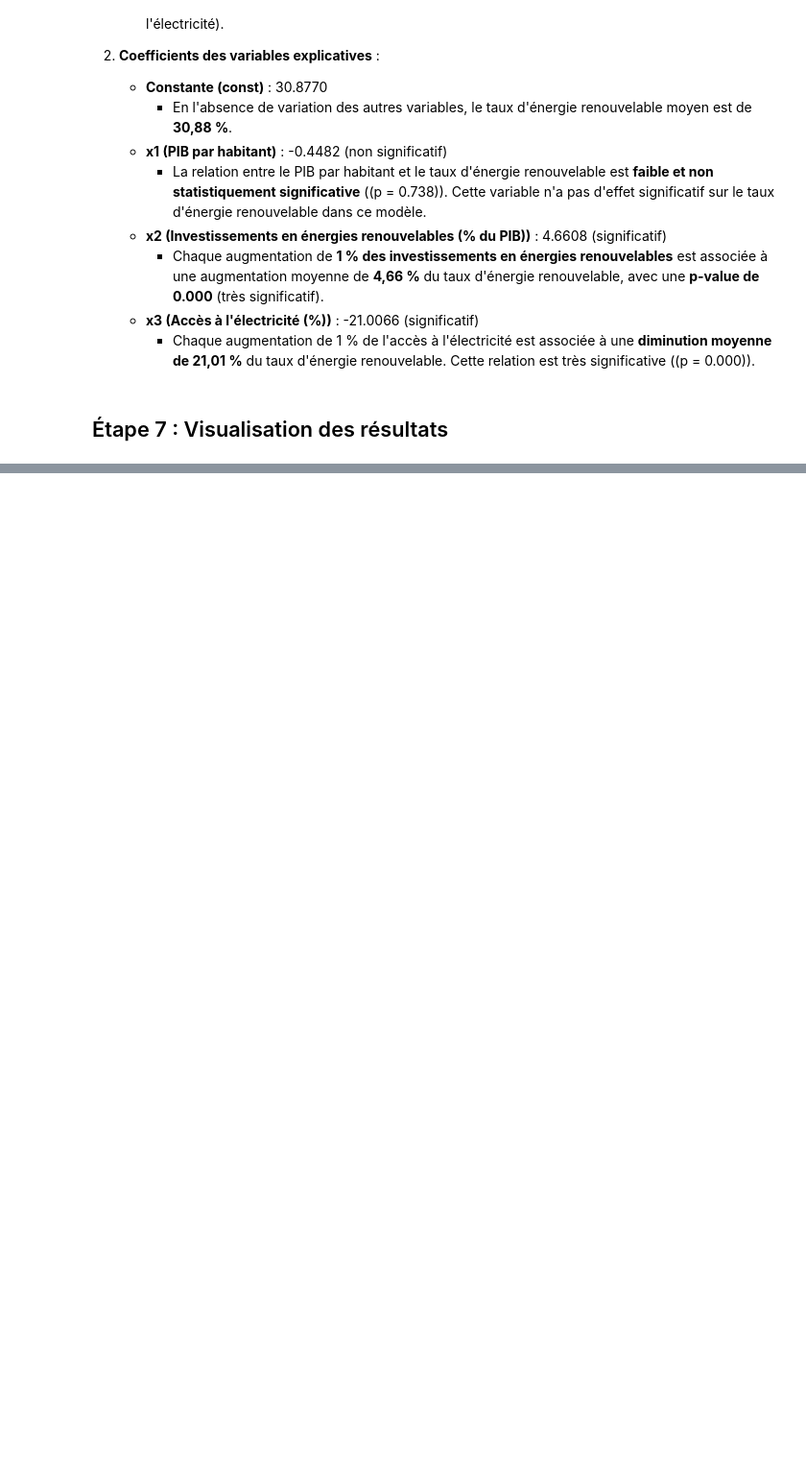
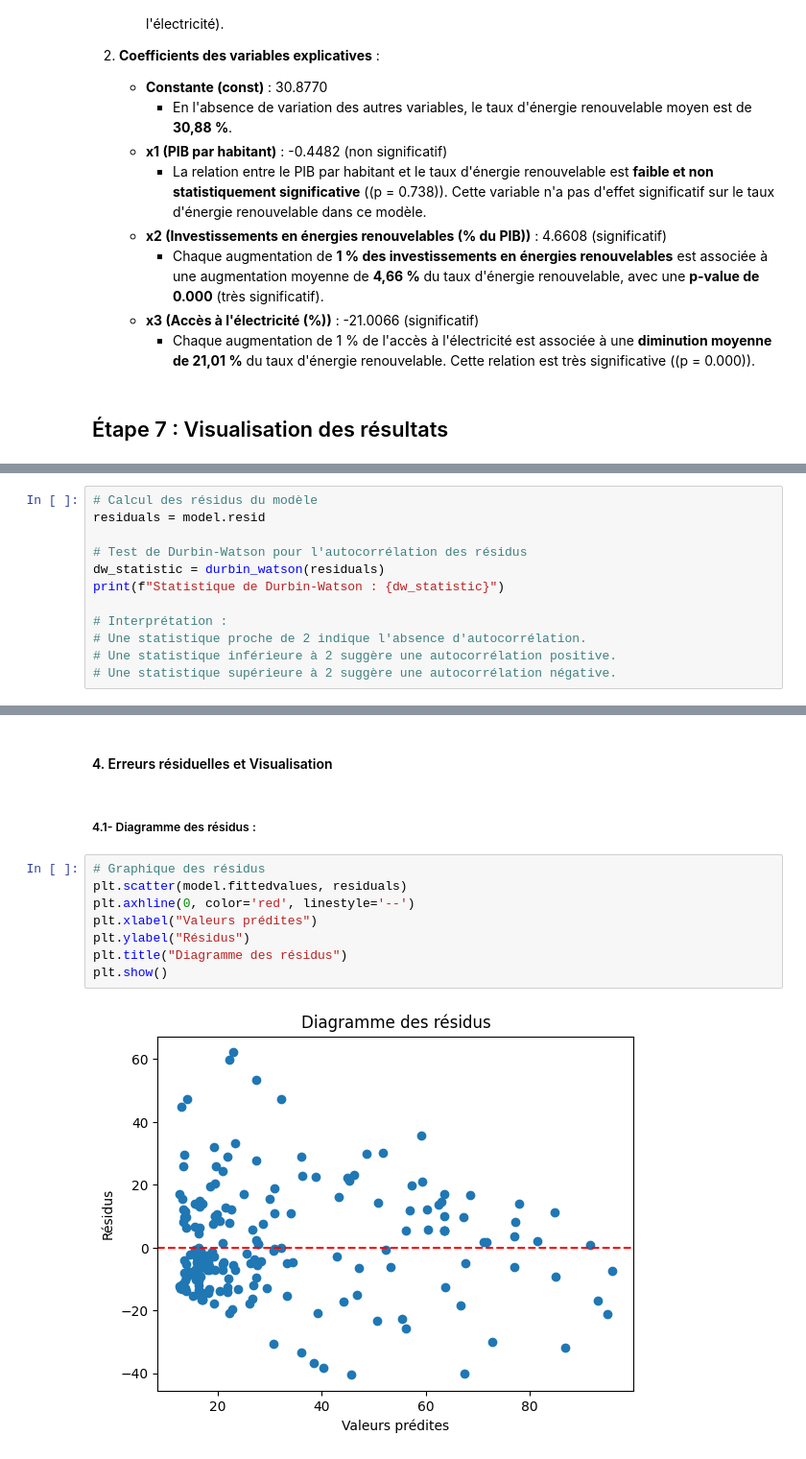
Before and after one commit to Zeina707/DataAnalysis, a Jupyter notebook: Regression_Lineaire.ipynb, the cells around one changed output, grey strips where cells are left out. Shown at 96% size. Cells and saved outputs as stored; diff of their text form; blank space fills up the shorter version.

```diff
--- a/Regression_Lineaire.ipynb
+++ b/Regression_Lineaire.ipynb
@@ -320,0 +388,12 @@ Notes:
+# %%
+# Calcul des résidus du modèle
+residuals = model.resid
+
+# Test de Durbin-Watson pour l'autocorrélation des résidus
+dw_statistic = durbin_watson(residuals)
+print(f"Statistique de Durbin-Watson : {dw_statistic}")
+
+# Interprétation :
+# Une statistique proche de 2 indique l'absence d'autocorrélation.
+# Une statistique inférieure à 2 suggère une autocorrélation positive.
+# Une statistique supérieure à 2 suggère une autocorrélation négative.
@@ -320,0 +513,14 @@ Notes:
+# %% [markdown]
+#### 4. Erreurs résiduelles et Visualisation
+# %% [markdown]
+##### 4.1- Diagramme des résidus :
+# %%
+# Graphique des résidus
+plt.scatter(model.fittedvalues, residuals)
+plt.axhline(0, color='red', linestyle='--')
+plt.xlabel("Valeurs prédites")
+plt.ylabel("Résidus")
+plt.title("Diagramme des résidus")
+plt.show()
+# %% [output]
+[figure, added]
```
Also changed, not shown: parts of 31 cells of this notebook.
